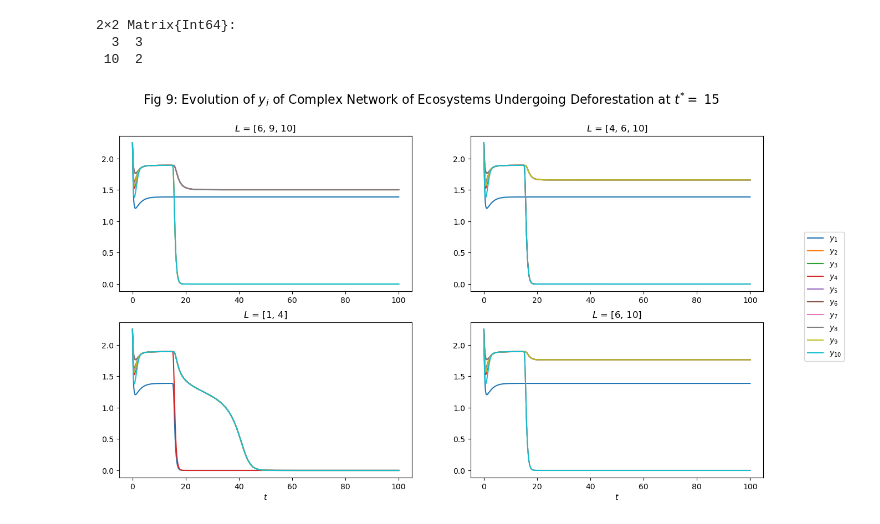
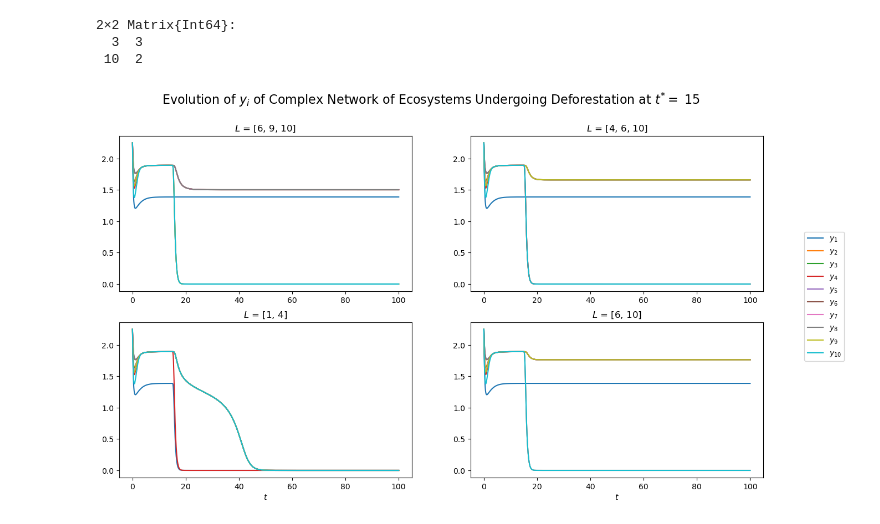
Before and after one commit to marcelvdla/CSSim, a Jupyter notebook: notebooks/jl_fig9.ipynb, the cells around one changed output. Cells and saved outputs as stored; diff of their text form; code cells hidden in the pictures.

```diff
--- a/notebooks/jl_fig9.ipynb
+++ b/notebooks/jl_fig9.ipynb
@@ -89,34 +89,34 @@ dead_systems = Matrix{Int}(undef, nrows, ncols)
                 if isapprox(y_k_last, 0.0; atol=close_to_zero_atol)
                     dead_systems_in_system_i += 1
                 end
 
                 axs[i, j].plot(t, y_k, label=LaTeXString("\$y_{$(k)}\$"))
             end
 
             # update dead systems matrix
             dead_systems[i, j] = dead_systems_in_system_i
 
             i == nrows ? axs[i, j].set_xlabel(L"$t$") : nothing
             axs[i, j].set_title(LaTeXString("\$L\$ = $(getproperty.(params[:ecosystems_to_deforest], :i))"))
         end
     end
 end
 
 display(dead_systems)
 
 # Figure labeling
 fig.suptitle(
     LaTeXString(
-        "Fig 9: Evolution of \$y_i\$ of Complex Network of Ecosystems Undergoing Deforestation at \$t^{*} =\$ $(tstar)"),
+        "Evolution of \$y_i\$ of Complex Network of Ecosystems Undergoing Deforestation at \$t^{*} =\$ $(tstar)"),
     fontsize=16)
 
 handles, labels = axs[1, 1].get_legend_handles_labels()
 fig.legend(handles, labels, loc="center right")
 fig
 # %% [output]
 2×2 Matrix{Int64}:
   3  3
  10  2
-[figure, old version]
+[figure, new version]
 # %%
 plt.close(fig)
```
Also changed, not shown: 5 other files.
